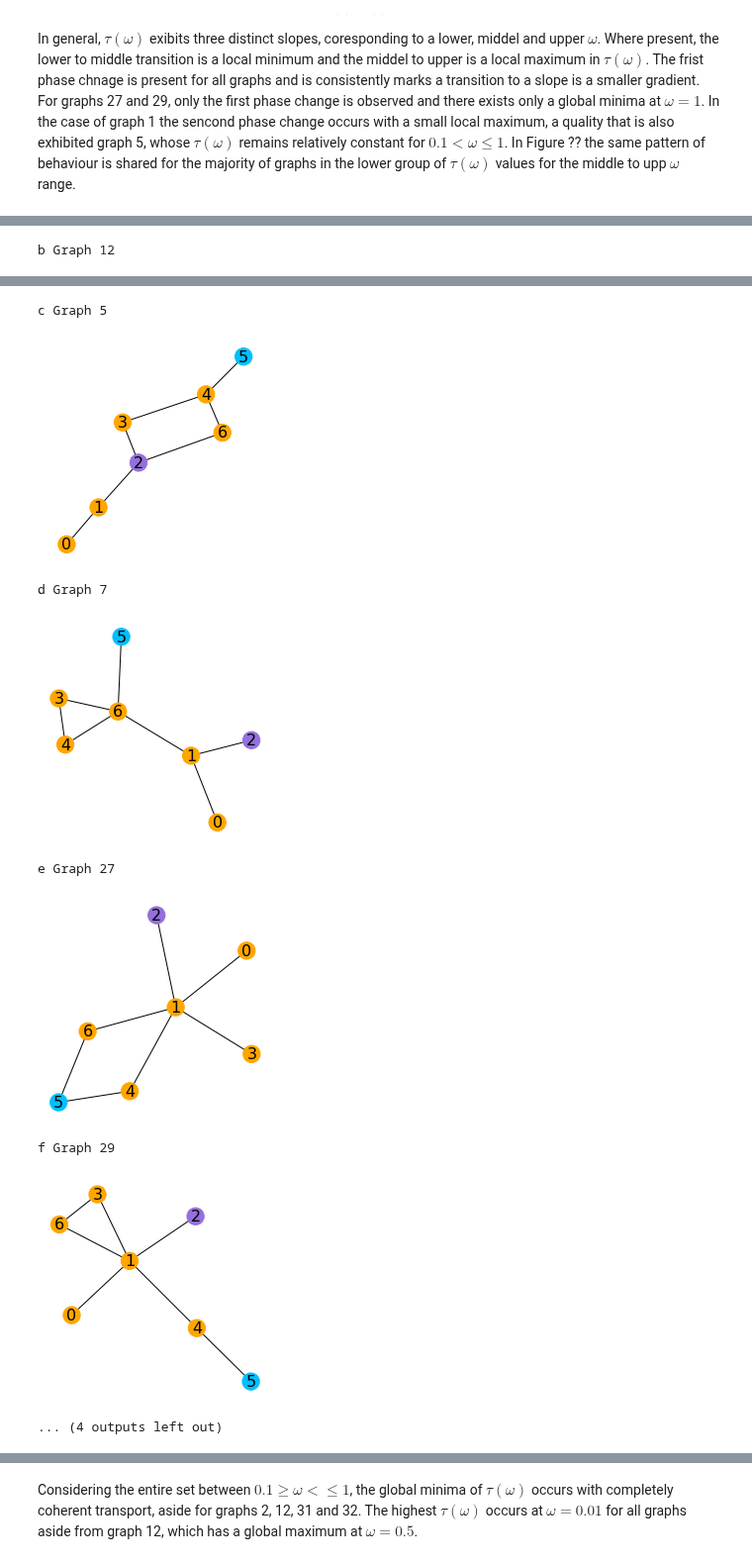
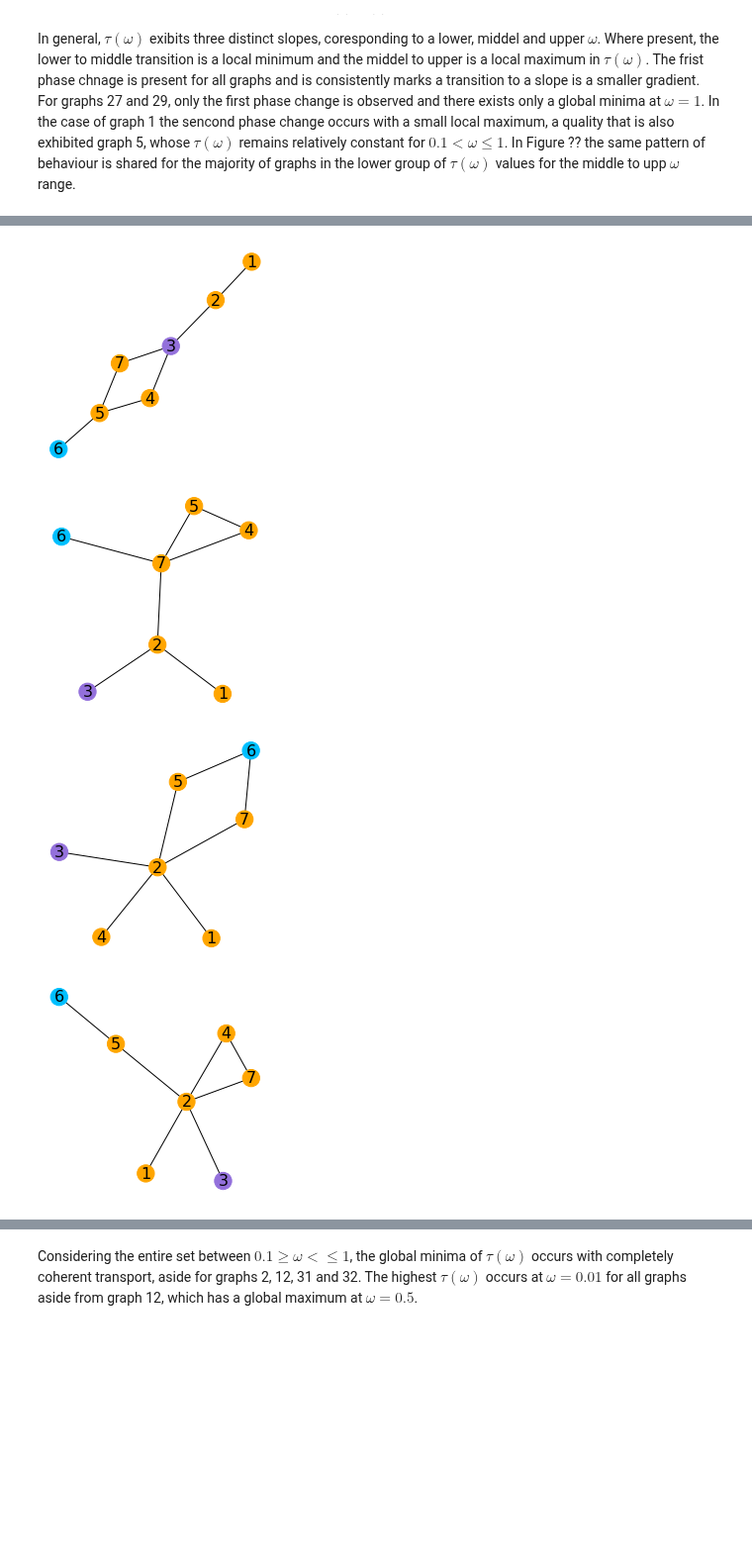
Before and after one commit to Edric-Matwiejew/QSW_MPI, a Jupyter notebook: examples/Application 1/Application_1-Copy1.ipynb, the cells around one changed output, grey strips where cells are left out. Shown at 99% size. Drawn from its saved outputs; the diff is of its cells as text; code cells hidden in the pictures; blank space fills up the shorter version.

```diff
--- a/examples/Application 1/Application_1-Copy1.ipynb
+++ b/examples/Application 1/Application_1-Copy1.ipynb
@@ -60,6 +59,8 @@ results_df.head()
 | 2 | isomorphic_graphs/32.mtx | 32 | 0.0 | 1002.625000 | 0.501313 | 2068.227251 | ... |
 | 3 | isomorphic_graphs/13.mtx | 13 | 0.0 | 1006.250000 | 0.503125 | 553.897782 | ... |
 | 4 | isomorphic_graphs/24.mtx | 24 | 0.0 | 1006.250000 | 0.503125 | 1282.041424 | ... |
+# %%
+color=[u'#2ca02c', u'#ff7f0e',  u'#1f77b4', u'#d62728', u'#9467bd', u'#8c564b', u'#e377c2', u'#7f7f7f', u'#bcbd22', u'#17becf']
 # %%
 results_0 = results_df.loc[results_df['omega']==0]
 font = 14
@@ -144,23 +229,25 @@ For $\omega >0$ $\eta$ is finite due to the scattering induced by the Linblad op
 font = 14
 #files = np.arange(1,33,1)
 files = [1, 12, 5, 7, 27, 29, 9, 31]
-fig = plt.figure(figsize=(8,8))
+fig = plt.figure(figsize=(5,4))
 ax = fig.add_subplot(111)
 h = 2000/float(16384)
 ts = np.arange(0,2000 + h, h)
-
+indx = 0
 for file in files:
-    ax.plot(results_df.loc[results_df['ID']==file]['omega'],results_df.loc[results_df['ID']==file]['time'], label=str(file))
+    ax.plot(results_df.loc[results_df['ID']==file]['omega'],results_df.loc[results_df['ID']==file]['time'], label=str(file), c=color[indx])
+    indx += 1
 #ax.set_scale('log')
 #ax.set_yscale('log')
-plt.legend(title = "Graph ID", fontsize = font, title_fontsize = font)
+plt.legend(title = "Graph", fontsize = font, title_fontsize = font, loc = 'upper right', bbox_to_anchor=(1.3, 1.0))
 ax.set_ylim(0.0,1000)
 ax.set_xlim(0.01,1)
 #ax.axvline(x=0.47)
 plt.yticks(fontsize=font)
 plt.xticks(fontsize=font)
 plt.xlabel(r'$\omega$',fontsize=font)
-plt.ylabel(r'$\tau(\omega)$',fontsize=font)
+plt.ylabel(r'$\eta$',fontsize=font)
 print()
+plt.savefig("FMO_EST_subset.jpeg", bbox_inches = 'tight', pad_inches = 0.2, dpi = 300)
 plt.show()
 # %% [output]
@@ -172,14 +291,41 @@ In general, $\tau(\omega)$ exibits three distinct slopes, coresponding to a lowe
 # %%
 files = [ 1, 12, 5, 7, 27, 29, 9, 31]
 letters = ["a", "b", "c", "d", "e", "f", "g", "h"]
+
+fig = plt.figure(figsize=(4,4))
+ax = fig.add_subplot(111)
+graph_max = nx.from_scipy_sparse_matrix(sp.csr_matrix(mmread('isomorphic_graphs/' + str(1) + '.mtx')))
+color_map = ['orange', 'orange', 'mediumpurple', 'orange', 'orange', 'deepskyblue', 'orange']
+
+labels = {}
+indx = 1
+for idx, node in enumerate(graph_max.nodes()):
+    labels[node] = str(indx)
+    indx += 1
+
+nx.draw_networkx(graph_max, with_labels = True, node_color = color_map, font_size=16, labels = labels)
+plt.axis('off')
+plt.savefig(str(1) + "FMO_top.jpeg", bbox_inches = 'tight', pad_inches = 0.2, dpi = 300)
+
+files = [12, 5]
 for file, letter in zip(files, letters):
     fig = plt.figure(figsize=(4,4))
     ax = fig.add_subplot(111)
     graph_max = nx.from_scipy_sparse_matrix(sp.csr_matrix(mmread('isomorphic_graphs/' + str(file) + '.mtx')))
     print(str(letter) + " Graph " + str(file))
     color_map = ['orange', 'orange', 'mediumpurple', 'orange', 'orange', 'deepskyblue', 'orange']
-    nx.draw_networkx(graph_max, with_labels = True, node_color = color_map, font_size=16)
+    nx.draw_networkx(graph_max, with_labels = True, node_color = color_map, font_size=16, labels = labels)
     plt.axis('off')
-    plt.show()
-#plt.savefig("Scaling.jpeg", bbox_inches = 'tight', pad_inches = 0.2, dpi = 300)
+    plt.savefig(str(file) + "_min.jpeg", bbox_inches = 'tight', pad_inches = 0.2, dpi = 300)
+
+files = [7, 27, 29, 9, 3]
+for file, letter in zip(files, letters):
+    fig = plt.figure(figsize=(4,4))
+    ax = fig.add_subplot(111)
+    graph_max = nx.from_scipy_sparse_matrix(sp.csr_matrix(mmread('isomorphic_graphs/' + str(file) + '.mtx')))
+    print(str(letter) + " Graph " + str(file))
+    color_map = ['orange', 'orange', 'mediumpurple', 'orange', 'orange', 'deepskyblue', 'orange']
+    nx.draw_networkx(graph_max, with_labels = True, node_color = color_map, font_size=16, labels = labels)
+    plt.axis('off')
+    plt.savefig(str(file) + "_max.jpeg", bbox_inches = 'tight', pad_inches = 0.2, dpi = 300)
 # %% [output]
@@ -188 +341,0 @@ a Graph 1
-b Graph 12
@@ -190,9 +343,4 @@ b Graph 12
-c Graph 5
-[figure, old version]
+[figure, new version]
-d Graph 7
-[figure, old version]
+[figure, new version]
-e Graph 27
-[figure, old version]
+[figure, new version]
-f Graph 29
-[figure, old version]
+[figure, new version]
-... (4 outputs left out)
```
Also changed, not shown: parts of 17 cells of this notebook, 25 other files.
